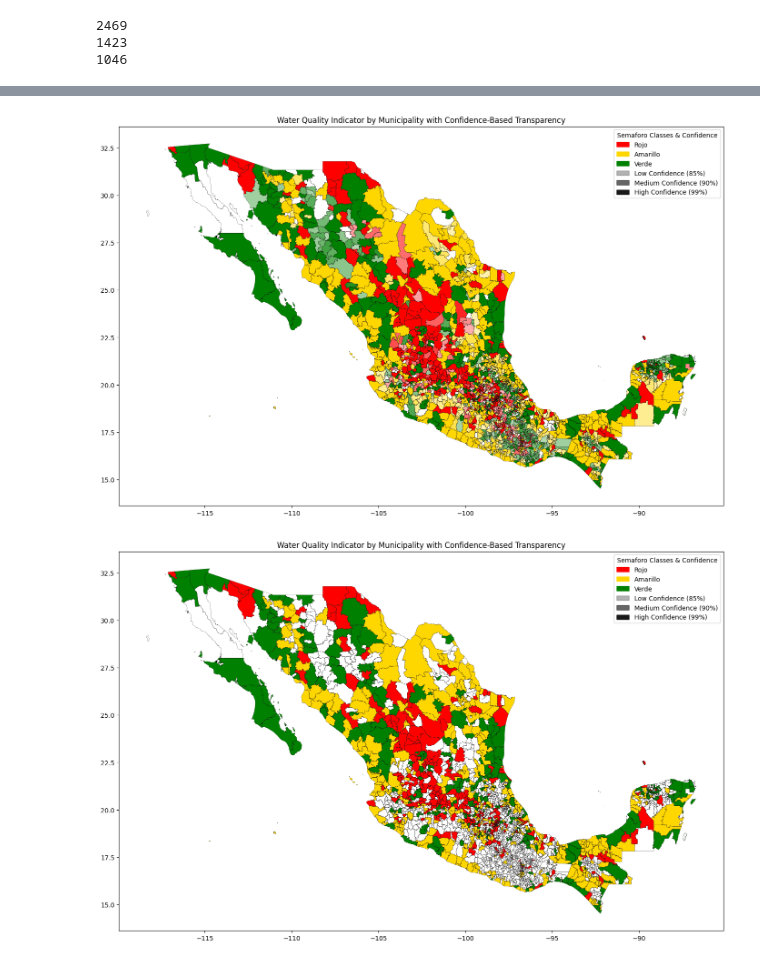
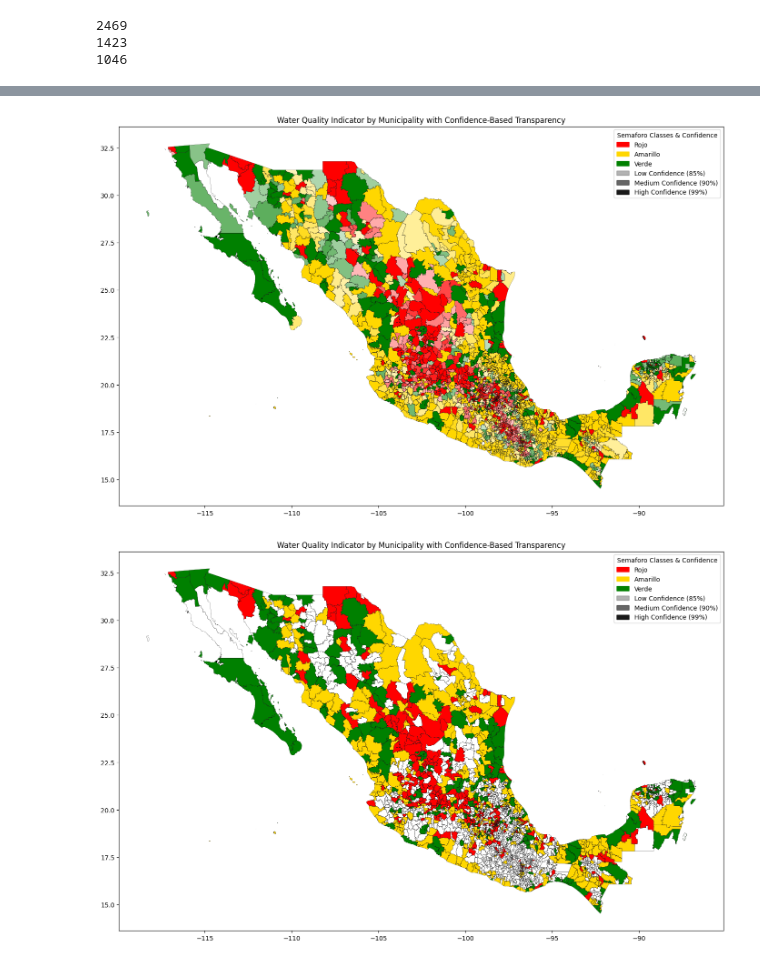
Before and after one commit to raqcoss/ML-water, a Jupyter notebook: parte_raquel.ipynb, the cells around one changed output, grey strips where cells are left out. Saved outputs shown, nothing was run; the diff lists cells and outputs as text; code cells hidden in the pictures.

```diff
--- a/parte_raquel.ipynb
+++ b/parte_raquel.ipynb
@@ -347 +354,4 @@ class RobustMultiModelNaNClassifier:
         return df_working, iteration
+# %%
+df_working, test_values = create_validation_dataset(df, stratify=True, random_state=23,test_size=0.3)
+df_working
@@ -348,4 +373,4 @@ class RobustMultiModelNaNClassifier:
 # %%
 classifier = RobustMultiModelNaNClassifier()
-df_modified, iterations = classifier.process_dataframe(df)
+df_predicted, iterations = classifier.process_dataframe(df_working)
 # %% [output]
@@ -424,12 +550,11 @@ df_modified[df_modified['confidence']!=1]
 # %%
-df_modified
 # Create alpha from confidence
-scaler = MinMaxScaler(feature_range=(0.3, 1.0))
-scaled_values = scaler.fit_transform(df_modified[['confidence']])
-df_modified['scaled_confidence'] = scaled_values.flatten()
-viz_on_map(df_modified, alpha_col='scaled_confidence')
+scaler = MinMaxScaler(feature_range=(0.2, 1.0))
+scaled_values = scaler.fit_transform(df_predicted[['confidence']])
+df_predicted['scaled_confidence'] = scaled_values.flatten()
+viz_on_map(df_predicted, alpha_col='scaled_confidence')
 # %% [output]
-[figure, old version]
+[figure, new version]
 # %%
 # plot only real (not predicted) labels
 real_labels = df_modified[df_modified['confidence']==1]
```
Also changed, not shown: parts of 21 cells of this notebook.
